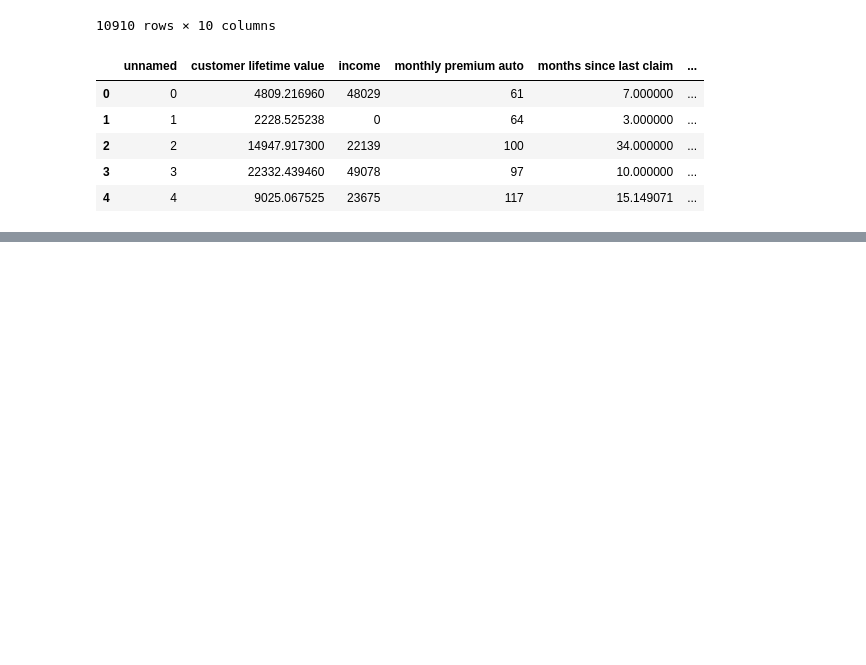
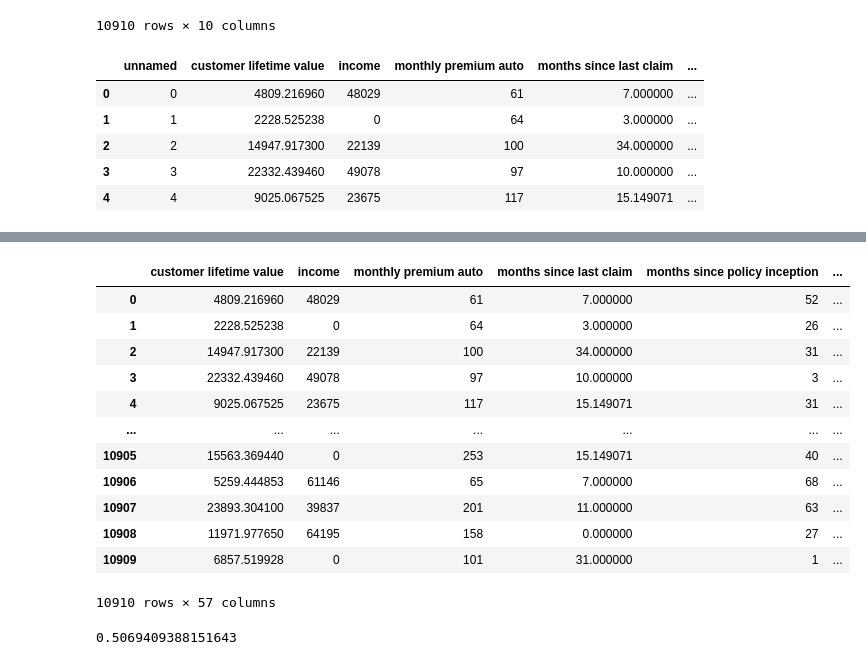
Before and after one commit to aguvazsan/lab-customer-analysis-round-6, a Jupyter notebook: Lab_1_06_Ejercicio.ipynb, the cells around one changed output, grey strips where cells are left out. Saved outputs shown, nothing was run; the diff lists cells and outputs as text; code cells hidden in the pictures; blank space fills up the shorter version.

```diff
--- a/Lab_1_06_Ejercicio.ipynb
+++ b/Lab_1_06_Ejercicio.ipynb
@@ -144,3 +144,5 @@ df_2_numerical.head()
 | 2 | 2 | 14947.917300 | 22139 | 100 | 34.000000 | ... |
 | 3 | 3 | 22332.439460 | 49078 | 97 | 10.000000 | ... |
 | 4 | 4 | 9025.067525 | 23675 | 117 | 15.149071 | ... |
+# %%
+df_2_num= df_2_numerical.drop('unnamed', axis= 1)
@@ -274,0 +268,18 @@ datatest
+# %%
+concatenated_df = pd.concat([df_2_num, datatest], axis=1)
+# %%
+concatenated_df
+# %% [output]
+|  | customer lifetime value | income | monthly premium auto | months since last claim | months since policy inception | ... |
+| 0 | 4809.216960 | 48029 | 61 | 7.000000 | 52 | ... |
+| 1 | 2228.525238 | 0 | 64 | 3.000000 | 26 | ... |
+| 2 | 14947.917300 | 22139 | 100 | 34.000000 | 31 | ... |
+| 3 | 22332.439460 | 49078 | 97 | 10.000000 | 3 | ... |
+| 4 | 9025.067525 | 23675 | 117 | 15.149071 | 31 | ... |
+| ... | ... | ... | ... | ... | ... | ... |
+| 10905 | 15563.369440 | 0 | 253 | 15.149071 | 40 | ... |
+| 10906 | 5259.444853 | 61146 | 65 | 7.000000 | 68 | ... |
+| 10907 | 23893.304100 | 39837 | 201 | 11.000000 | 63 | ... |
+| 10908 | 11971.977650 | 64195 | 158 | 0.000000 | 27 | ... |
+| 10909 | 6857.519928 | 0 | 101 | 31.000000 | 1 | ... |
+10910 rows × 57 columns
@@ -274,0 +290,8 @@ datatest
+# %%
+X_train, X_test, y_train, y_test=train_test_split(X, Y, test_size=0.2, random_state=42)
+lm=linear_model.LinearRegression()
+model=lm.fit(X_train, y_train)
+predictions=lm.predict(X_test)
+r2_score(y_test, predictions)
+# %% [output]
+0.5069409388151643
```
Also changed, not shown: parts of 9 cells of this notebook.
